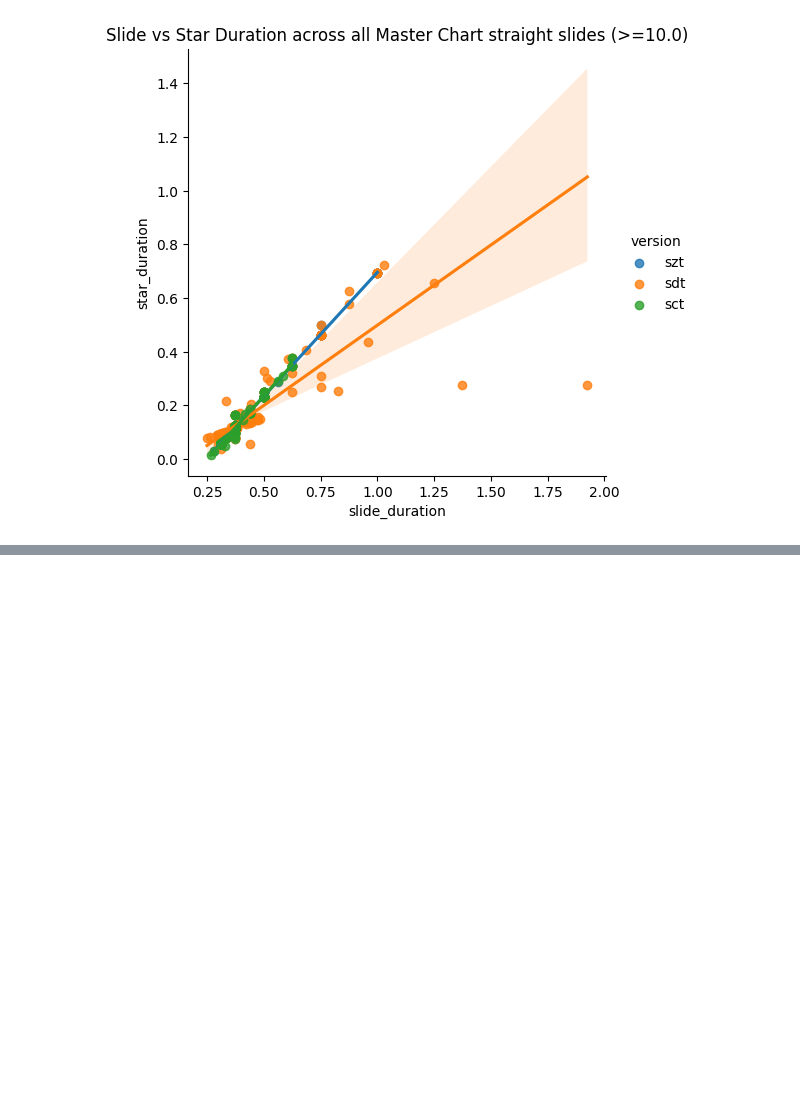
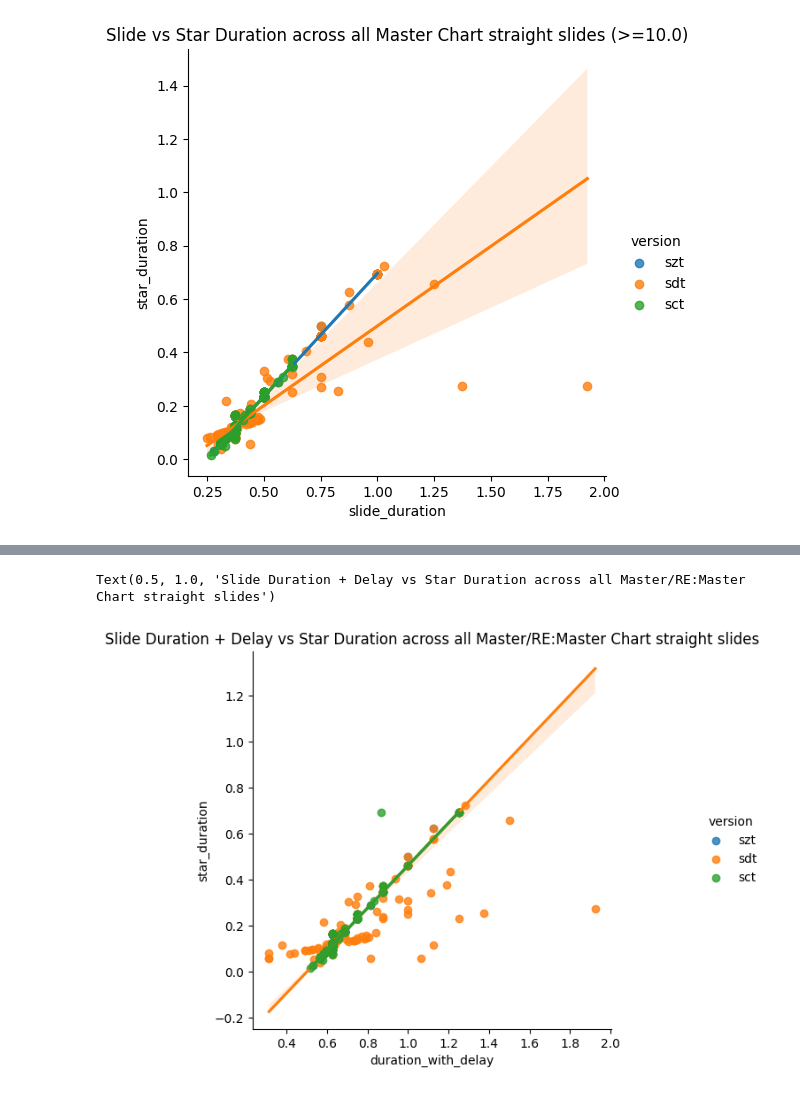
Before and after one commit to FiNALE-ReMASTER/knowledge-base, a Jupyter notebook: slide star rotation speed analysis/straight_slide_analysis.ipynb, the cells around one changed output, grey strips where cells are left out. Saved outputs shown, nothing was run; the diff lists cells and outputs as text; code cells hidden in the pictures; blank space fills up the shorter version.

```diff
--- a/slide star rotation speed analysis/straight_slide_analysis.ipynb
+++ b/slide star rotation speed analysis/straight_slide_analysis.ipynb
@@ -147,0 +180,7 @@ Text(0.5, 1.0, 'Slide vs Star Duration across all Master Chart straight slides (
+# %%
+star_duration_bpm_correlation_plot = sns.lmplot(data=mas_remas_across_straight_slide_df, x="duration_with_delay", y="star_duration", hue="version", robust=True)
+ax = pyplt.gca()
+ax.set_title("Slide Duration + Delay vs Star Duration across all Master/RE:Master Chart straight slides")
+# %% [output]
+Text(0.5, 1.0, 'Slide Duration + Delay vs Star Duration across all Master/RE:Master Chart straight slides')
+[figure, added]
```
Also changed, not shown: parts of 11 cells of this notebook, 2 other files.
